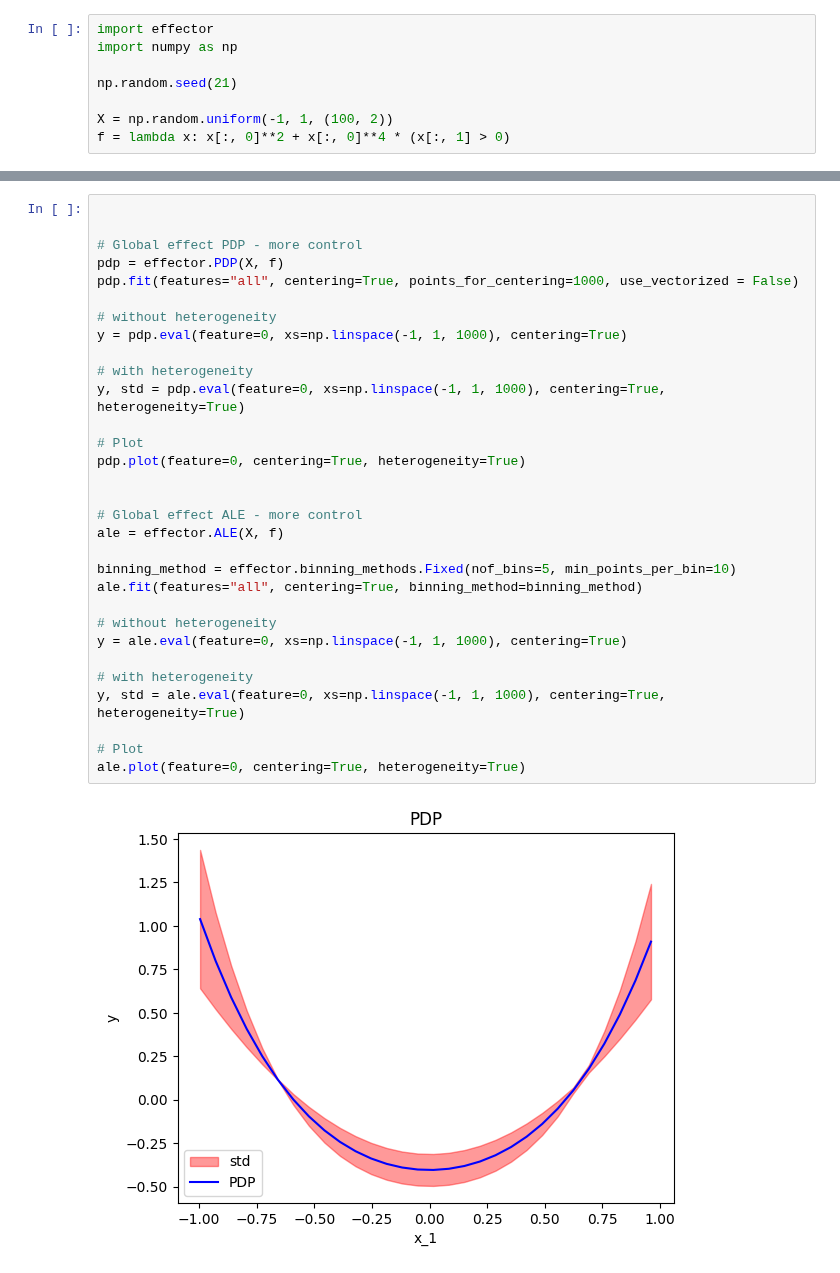
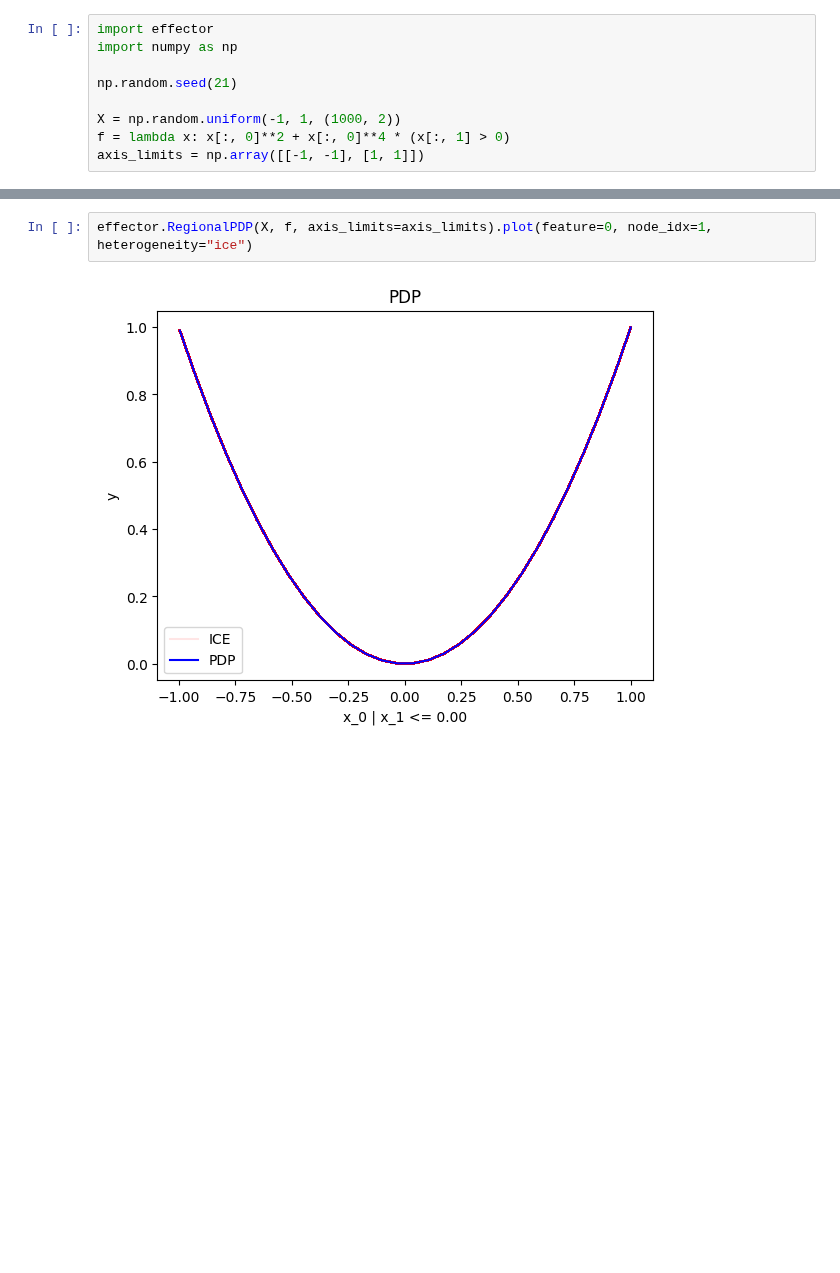
Before and after one commit to givasile/effector, a Jupyter notebook: notebooks/getting-started/tutorial_effector.ipynb, the cells around one changed output, grey strips where cells are left out. Cells and saved outputs as stored; diff of their text form; blank space fills up the shorter version.

```diff
--- a/notebooks/getting-started/tutorial_effector.ipynb
+++ b/notebooks/getting-started/tutorial_effector.ipynb
@@ -12,8 +12,9 @@ import numpy as np
 
 np.random.seed(21)
 
-X = np.random.uniform(-1, 1, (100, 2))
+X = np.random.uniform(-1, 1, (1000, 2))
 f = lambda x: x[:, 0]**2 + x[:, 0]**4 * (x[:, 1] > 0)
+axis_limits = np.array([[-1, -1], [1, 1]])
 # %% [markdown]
 
 ## Global Effect
@@ -70,33 +103,4 @@ effector.PDP(X, f).plot(feature=0, heterogeneity="ice")
 # %%
-
-
-# Global effect PDP - more control
-pdp = effector.PDP(X, f)
-pdp.fit(features="all", centering=True, points_for_centering=1000, use_vectorized = False)
-
-# without heterogeneity
-y = pdp.eval(feature=0, xs=np.linspace(-1, 1, 1000), centering=True)
-
-# with heterogeneity
-y, std = pdp.eval(feature=0, xs=np.linspace(-1, 1, 1000), centering=True, heterogeneity=True)
-
-# Plot
-pdp.plot(feature=0, centering=True, heterogeneity=True)
-
-
-# Global effect ALE - more control
-ale = effector.ALE(X, f)
-
-binning_method = effector.binning_methods.Fixed(nof_bins=5, min_points_per_bin=10)
-ale.fit(features="all", centering=True, binning_method=binning_method)
-
-# without heterogeneity
-y = ale.eval(feature=0, xs=np.linspace(-1, 1, 1000), centering=True)
-
-# with heterogeneity
-y, std = ale.eval(feature=0, xs=np.linspace(-1, 1, 1000), centering=True, heterogeneity=True)
-
-# Plot
-ale.plot(feature=0, centering=True, heterogeneity=True)
+effector.RegionalPDP(X, f, axis_limits=axis_limits).plot(feature=0, node_idx=1, heterogeneity="ice")
 # %% [output]
-[figure, old version]
+[figure, new version]
```
Also changed, not shown: parts of 18 cells of this notebook, 8 other files.
